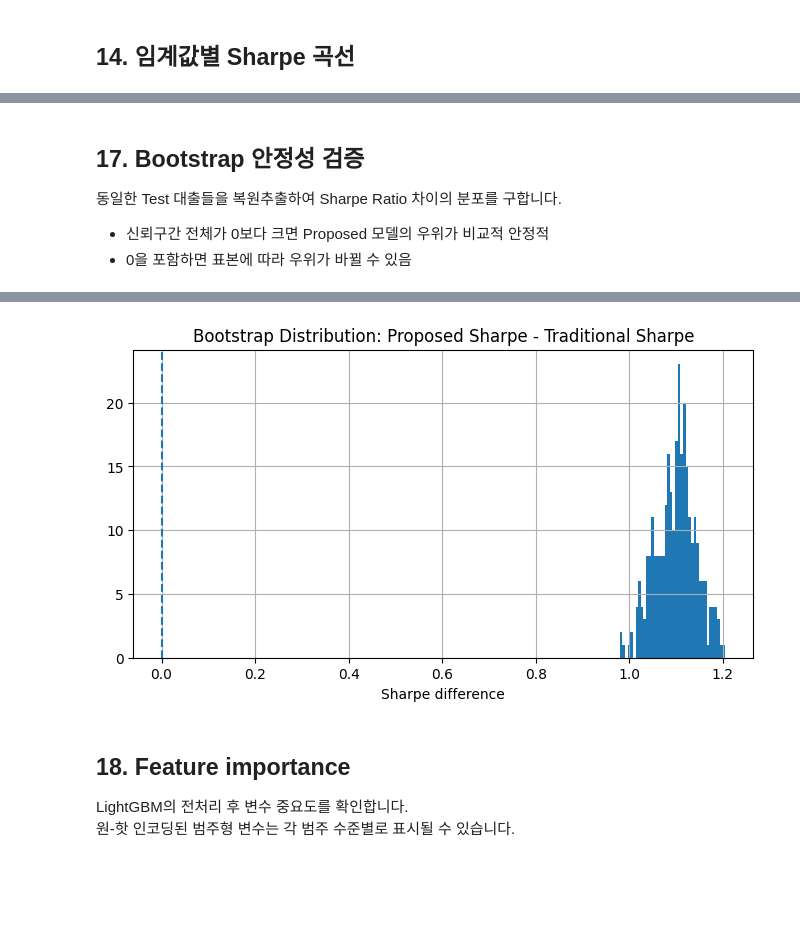
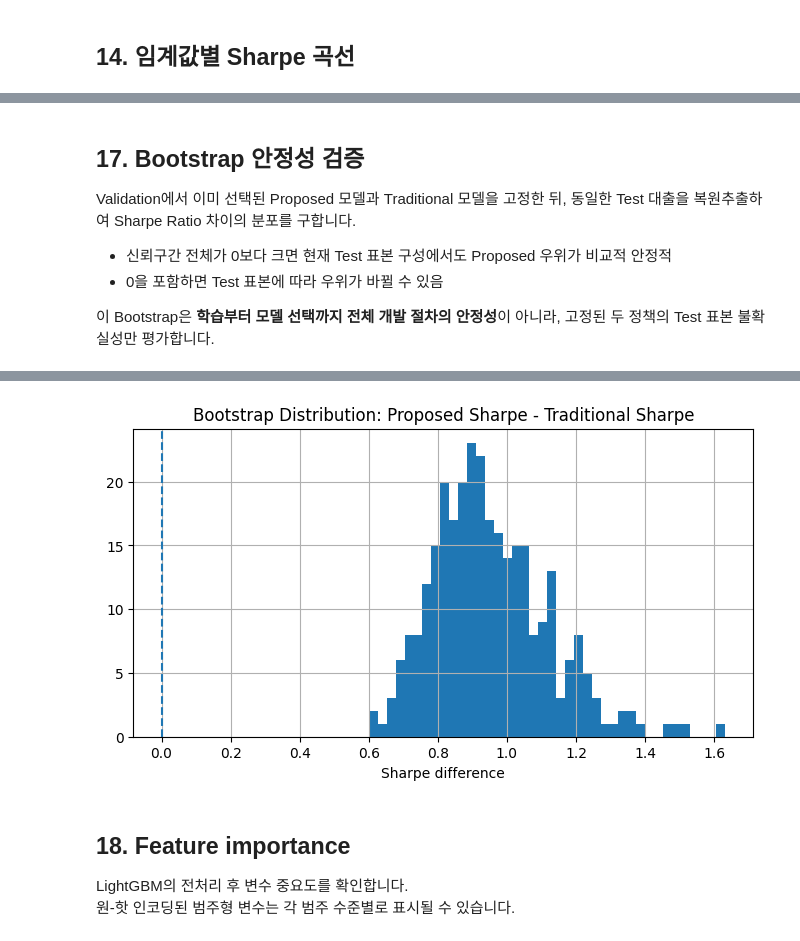
Before and after one commit to juhee0528-lang/git, a Jupyter notebook: lending_club.ipynb, the cells around one changed output, grey strips where cells are left out. Saved outputs shown, nothing was run; the diff lists cells and outputs as text; code cells hidden in the pictures; blank space fills up the shorter version.

```diff
--- a/lending_club.ipynb
+++ b/lending_club.ipynb
@@ -97,7 +106,7 @@ MIN_APPROVAL_RATE = 0.10
 MIN_APPROVED_LOANS = 100
 
 # Return calculation
-RETURN_METRIC = "simple_return"  # "simple_return" or "approx_annual_irr"
+RETURN_METRIC = "approx_annual_irr"  # Main analysis; use "simple_return" only for sensitivity analysis
 RISK_FREE_RATE = 0.0
 
 # Bootstrap
@@ -307,7 +316,8 @@ def approximate_annual_irr_row(row):
 
     cash_flows = [-float(invested)] + [float(installment)] * full_months
 
-    if residual > 1e-8 and full_months < term_months:
+    if residual > 1e-8:
+        # Keep any remaining payment amount even when full_months is capped at term_months.
         cash_flows.append(float(residual))
 
     if len(cash_flows) < 2:
@@ -1066,28 +1081,38 @@ display(test_portfolio_results[
 # %%
+# Traditional baseline is fixed in advance.
 traditional_test = test_portfolio_results[
     test_portfolio_results["model"] == "Traditional Logistic"
 ].iloc[0]
 
-best_proposed_test = (
-    test_portfolio_results[
-        test_portfolio_results["group"] == "Proposed"
+# IMPORTANT: Select the final Proposed model using Validation results only.
+best_proposed_validation = (
+    validation_portfolio_results[
+        validation_portfolio_results["group"] == "Proposed"
     ]
     .sort_values("sharpe_ratio", ascending=False)
     .iloc[0]
 )
+selected_proposed_model = best_proposed_validation["model"]
+
+# Test is used only once for the already-selected model.
+best_proposed_test = test_portfolio_results[
+    test_portfolio_results["model"] == selected_proposed_model
+].iloc[0]
 
 hypothesis_summary = pd.DataFrame([
     {
         "strategy": "Traditional baseline",
         "model": traditional_test["model"],
+        "selection_data": "Pre-specified",
         "sharpe_ratio": traditional_test["sharpe_ratio"],
         "approval_rate": traditional_test["approval_rate"],
         "default_rate": traditional_test["default_rate"],
         "mean_return": traditional_test["mean_return"],
     },
     {
-        "strategy": "Best proposed model",
+        "strategy": "Validation-selected proposed model",
         "model": best_proposed_test["model"],
+        "selection_data": f"Validation ({VALID_YEAR})",
         "sharpe_ratio": best_proposed_test["sharpe_ratio"],
         "approval_rate": best_proposed_test["approval_rate"],
         "default_rate": best_proposed_test["default_rate"],
@@ -1096,22 +1121,27 @@ hypothesis_summary = pd.DataFrame([
 ])
 
 display(hypothesis_summary)
+print("Validation에서 선택된 Proposed 모델:", selected_proposed_model)
+print(
+    "해당 모델의 Validation Sharpe:",
+    f"{best_proposed_validation['sharpe_ratio']:.4f}",
+)
 
 difference = (
     best_proposed_test["sharpe_ratio"]
     - traditional_test["sharpe_ratio"]
 )
 
-print(f"Sharpe difference (Proposed - Traditional): {difference:.4f}")
+print(f"Test Sharpe difference (Proposed - Traditional): {difference:.4f}")
 
 if difference > 0:
     print(
-        "현재 Test 표본에서는 Proposed model의 Sharpe Ratio가 더 높습니다. "
-        "Bootstrap 신뢰구간으로 결과 안정성을 추가 확인하세요."
+        "Validation에서 선택한 Proposed 모델이 Test에서도 더 높은 Sharpe Ratio를 보였습니다. "
+        "Bootstrap 신뢰구간으로 Test 표본에 따른 불확실성을 추가 확인하세요."
     )
 else:
     print(
-        "현재 Test 표본에서는 메인 가설을 지지하지 않습니다. "
-        "변수·모델·수익률 정의를 결과에 맞춰 임의 변경하면 안 됩니다."
+        "Validation에서 선택한 Proposed 모델이 Test에서는 Traditional을 이기지 못했습니다. "
+        "Test 결과에 맞춰 모델·임계값·수익률 정의를 다시 변경하면 안 됩니다."
     )
 # %% [output]
@@ -1123,10 +1155,12 @@ Sharpe difference (Proposed - Traditional): 1.0986
 # %% [markdown]
 ## 17. Bootstrap 안정성 검증
 
-동일한 Test 대출들을 복원추출하여 Sharpe Ratio 차이의 분포를 구합니다.
+Validation에서 이미 선택된 Proposed 모델과 Traditional 모델을 고정한 뒤, 동일한 Test 대출을 복원추출하여 Sharpe Ratio 차이의 분포를 구합니다.
 
-- 신뢰구간 전체가 0보다 크면 Proposed 모델의 우위가 비교적 안정적
-- 0을 포함하면 표본에 따라 우위가 바뀔 수 있음
+- 신뢰구간 전체가 0보다 크면 현재 Test 표본 구성에서도 Proposed 우위가 비교적 안정적
+- 0을 포함하면 Test 표본에 따라 우위가 바뀔 수 있음
+
+이 Bootstrap은 **학습부터 모델 선택까지 전체 개발 절차의 안정성**이 아니라, 고정된 두 정책의 Test 표본 불확실성만 평가합니다.
 # %%
 def bootstrap_strategy_difference(
     df,
@@ -1176,7 +1210,8 @@ def bootstrap_strategy_difference(
     return pd.DataFrame(rows)
 
 
-best_proposed_name = best_proposed_test["model"]
+# Use the model selected on Validation; do not re-select on Test.
+best_proposed_name = selected_proposed_model
 
 bootstrap_results = bootstrap_strategy_difference(
     test_df.reset_index(drop=True),
@@ -1217,4 +1252,4 @@ plt.show()
-[figure, old version]
+[figure, new version]
 # %% [markdown]
 ## 18. Feature importance
 
```
Also changed, not shown: parts of 25 cells of this notebook.
